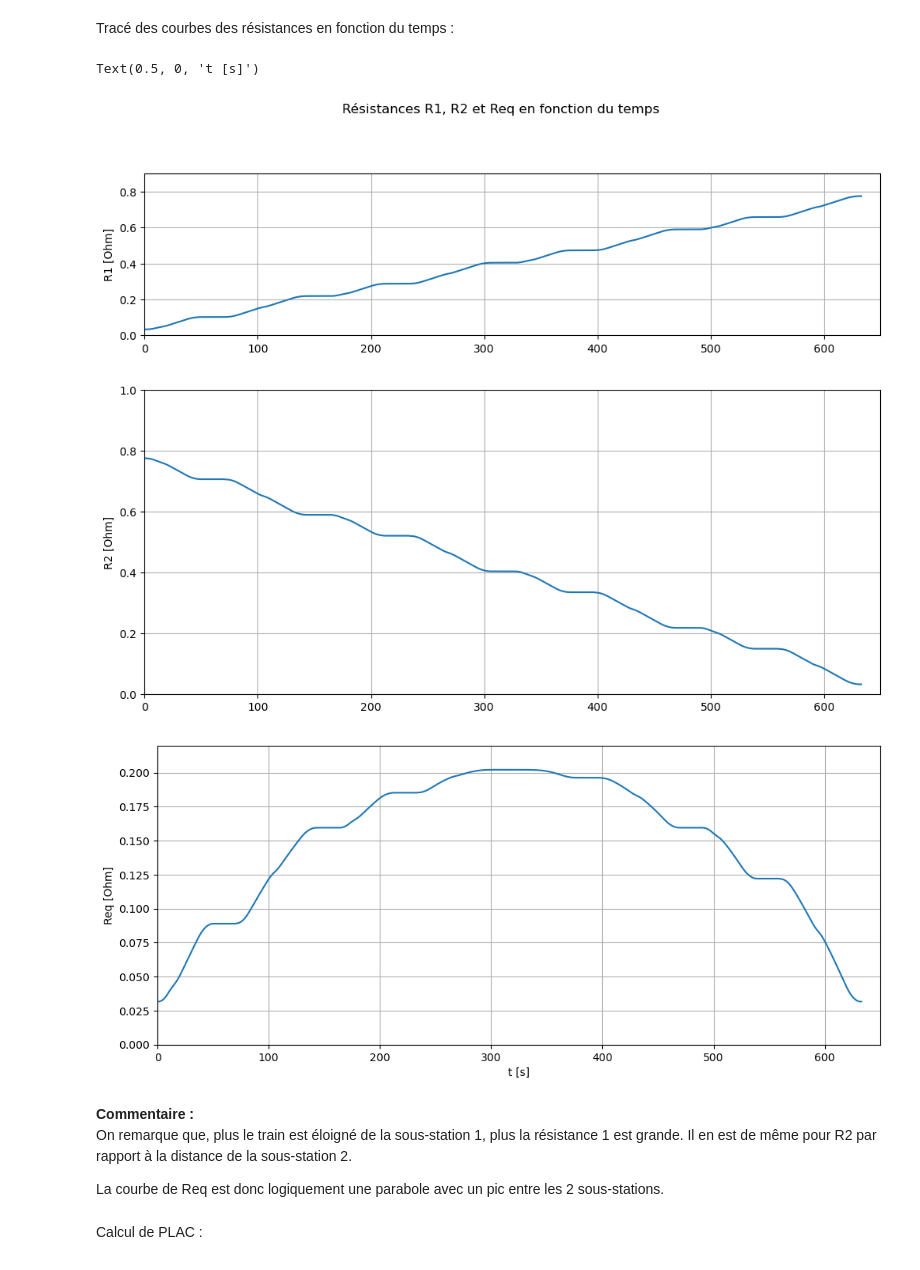
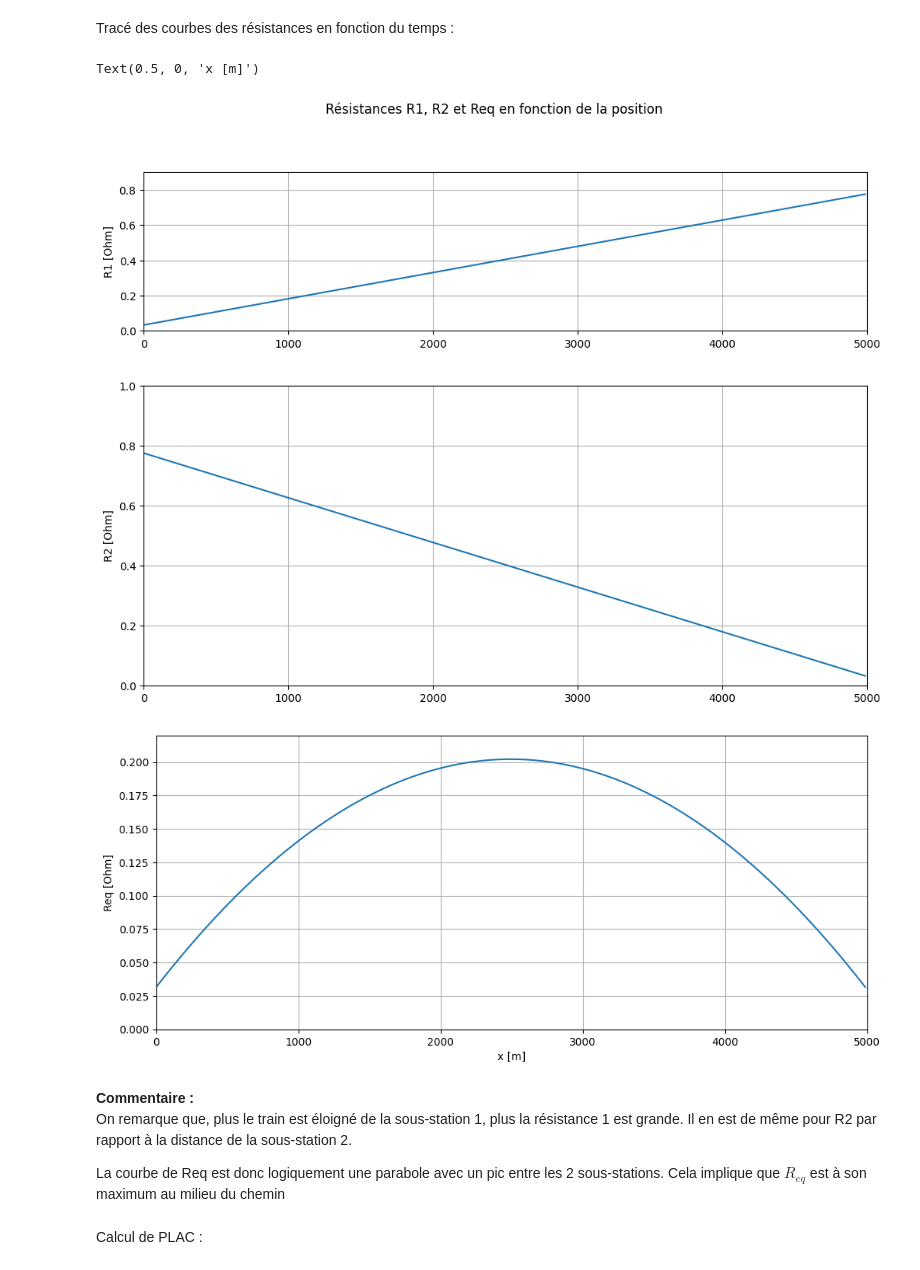
Before and after one commit to xingvxing/xingvxing, a Jupyter notebook: TP4_Partie1.ipynb, the cells around one changed output. Saved outputs shown, nothing was run; the diff lists cells and outputs as text; code cells hidden in the pictures.

```diff
--- a/TP4_Partie1.ipynb
+++ b/TP4_Partie1.ipynb
@@ -212,38 +210,38 @@ Tracé des courbes des résistances en fonction du temps :
 # %%
 plt.figure(1,figsize = (12,9))
 plt.subplot(3,1,1)
-plt.plot(Times, R1)
+plt.plot(X, R1)
 plt.grid()
-plt.xlim([0,650])
+plt.xlim([0,5000])
 plt.ylim([0,0.9])
 plt.ylabel("R1 [Ohm]")
-plt.suptitle("Résistances R1, R2 et Req en fonction du temps")
+plt.suptitle("Résistances R1, R2 et Req en fonction de la position")
 
 plt.figure(2,figsize = (12,5))
-plt.plot(Times, R2)
+plt.plot(X, R2)
 plt.grid()
-plt.xlim([0,650])
+plt.xlim([0,5000])
 plt.ylim([0,1])
 plt.ylabel("R2 [Ohm]")
 
 plt.figure(3,figsize = (12,5))
-plt.plot(Times, Req)
+plt.plot(X, Req)
 plt.grid()
-plt.xlim([0,650])
+plt.xlim([0,5000])
 plt.ylim([0, 0.22])
 plt.ylabel("Req [Ohm]")
-plt.xlabel("t [s]")
+plt.xlabel("x [m]")
 # %% [output]
-Text(0.5, 0, 't [s]')
+Text(0.5, 0, 'x [m]')
-[figure, old version]
+[figure, new version]
-[figure, old version]
+[figure, new version]
-[figure, old version]
+[figure, new version]
 # %% [markdown]
 **Commentaire :**
 On remarque que, plus le train est éloigné de la sous-station 1, plus la résistance 1 est grande.
 Il en est de même pour R2 par rapport à la distance de la sous-station 2.
 
-La courbe de Req est donc logiquement une parabole avec un pic entre les 2 sous-stations.
+La courbe de Req est donc logiquement une parabole avec un pic entre les 2 sous-stations. Cela implique que $R_{eq}$ est à son maximum au milieu du chemin
 # %% [markdown]
 Calcul de PLAC :
 # %%
```
Also changed, not shown: parts of 12 cells of this notebook, 1 other file.
